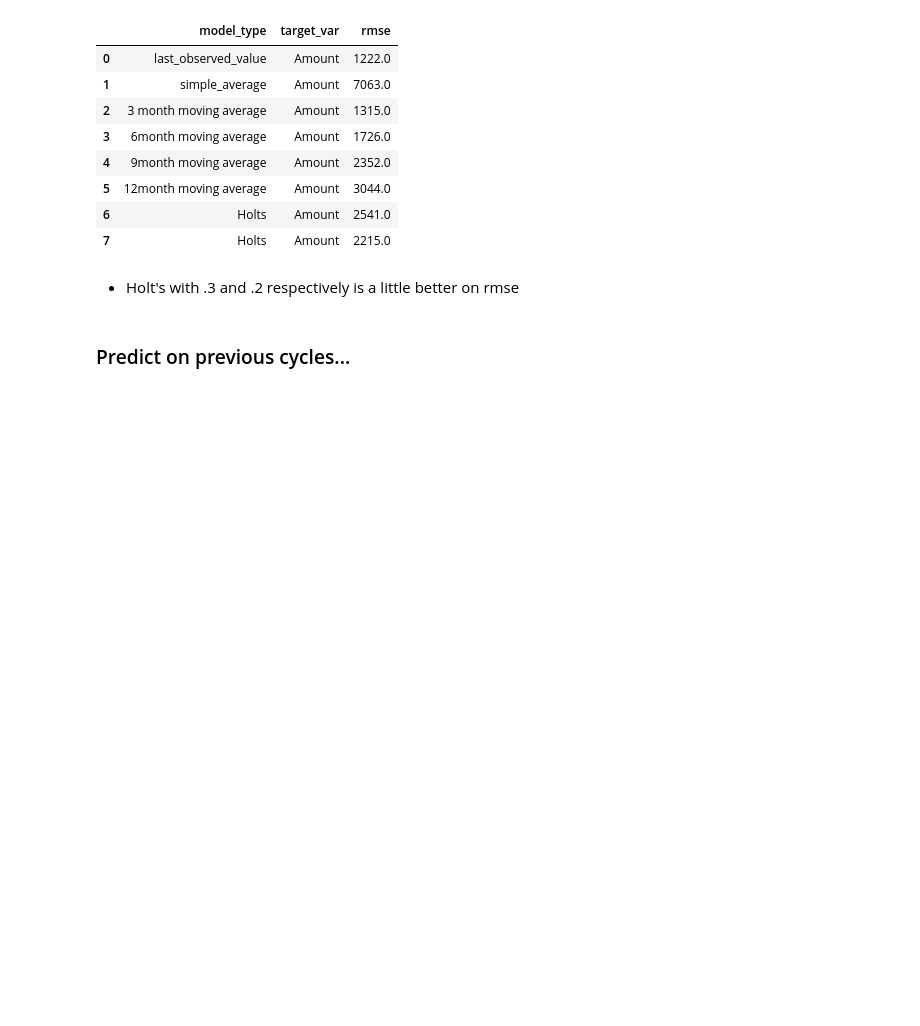
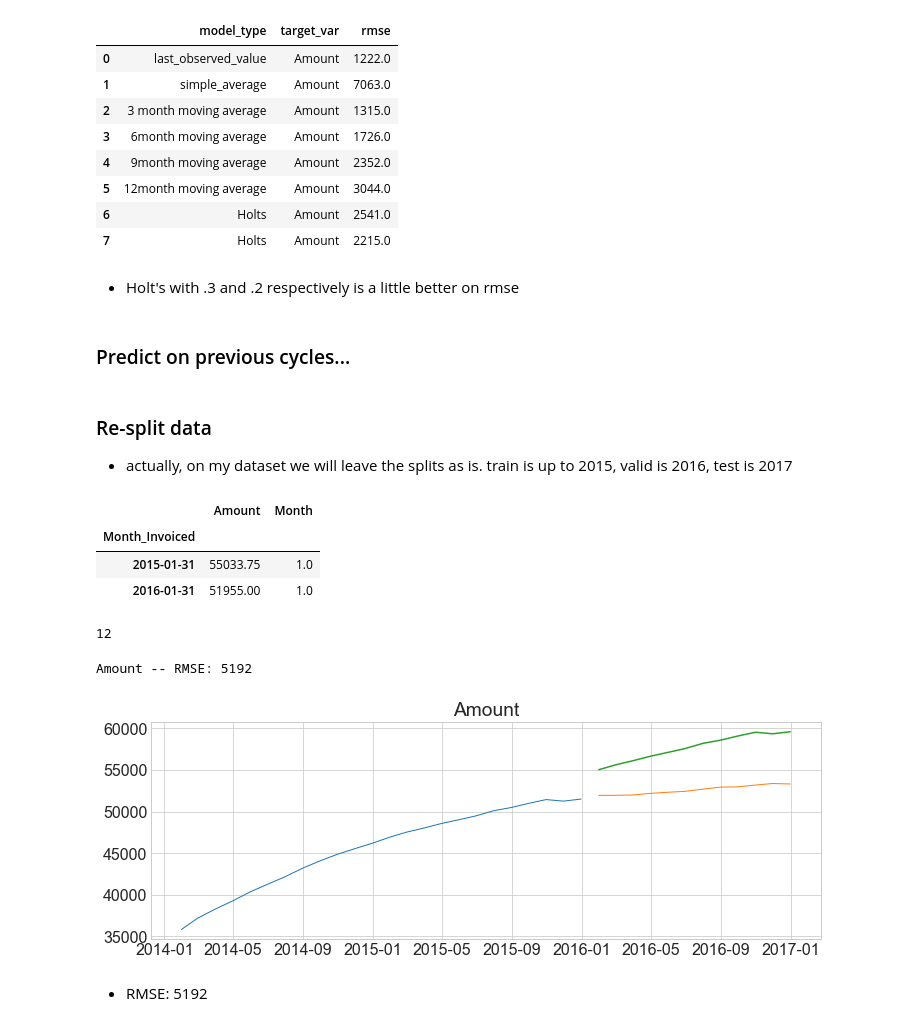
Before and after one commit to brianclements03/time_series_exercises, a Jupyter notebook: TSA_model_exercises.ipynb, the cells around one changed output. Cells and saved outputs as stored; diff of their text form; code cells hidden in the pictures; blank space fills up the shorter version.

Commit message:
finished minimum modeling exercises

```diff
--- a/TSA_model_exercises.ipynb
+++ b/TSA_model_exercises.ipynb
@@ -481,3 +481,6 @@ eval_df
 - Holt's with .3 and .2 respectively is a little better on rmse
 # %% [markdown]
 ### Predict on previous cycles...
+# %% [markdown]
+### Re-split data
+- actually, on my dataset we will leave the splits as is.  train is up to 2015, valid is 2016, test is 2017
@@ -483,0 +489,22 @@ eval_df
+# %%
+pd.concat([yhat_df.head(1), validate.head(1)])
+# %% [output]
+|  | Amount | Month |
+| Month_Invoiced |  |  |
+| 2015-01-31 | 55033.75 | 1.0 |
+| 2016-01-31 | 51955.00 | 1.0 |
+# %%
+# set yhat_df to index of validate
+yhat_df.index = validate.index
+
+len(yhat_df)
+# %% [output]
+12
+# %%
+plot_and_eval(target_var = 'Amount')
+eval_df = append_eval_df(model_type = 'previous year', target_var = 'Amount')
+# %% [output]
+Amount -- RMSE: 5192
+[figure, added]
+# %% [markdown]
+- RMSE: 5192
```
Also changed, not shown: parts of 13 cells of this notebook.
